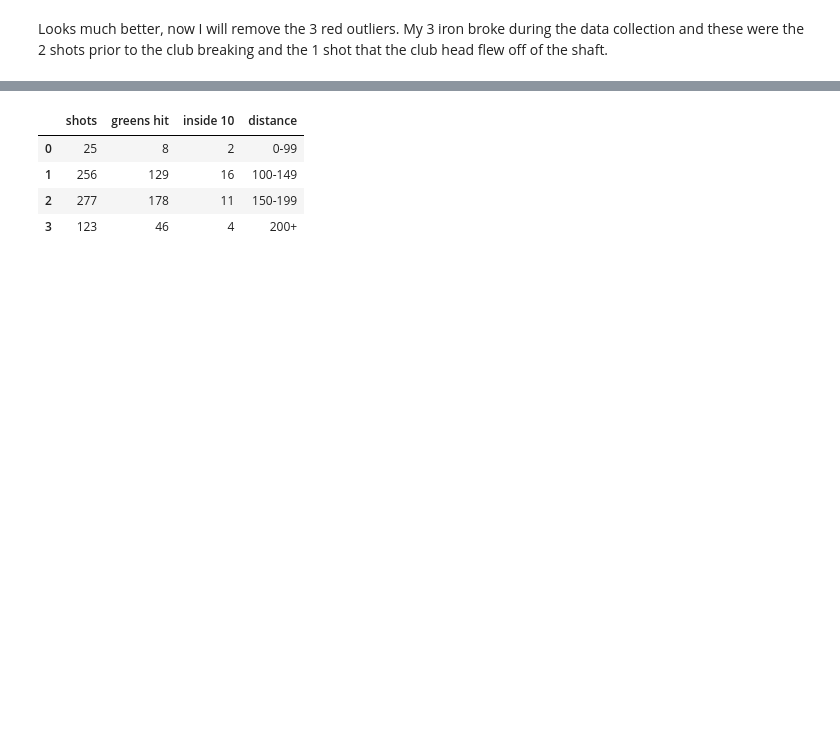
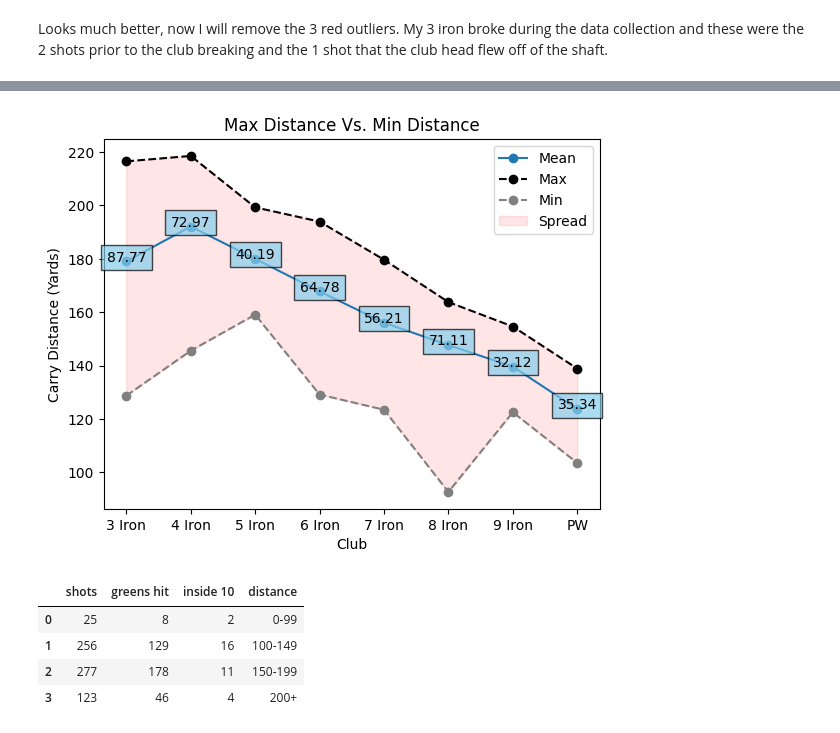
Before and after one commit to joja4479/Golf-Shot-Analysis, a Jupyter notebook: golf_shot_analysis.ipynb, the cells around one changed output, grey strips where cells are left out. Cells and saved outputs as stored; diff of their text form; code cells hidden in the pictures; blank space fills up the shorter version.

```diff
--- a/golf_shot_analysis.ipynb
+++ b/golf_shot_analysis.ipynb
@@ -193,9 +193,16 @@ def getMeanDist(yardages):
     return yardages.mean()
 
 mean_by_club = round(df.groupby('Club Type')['Carry Distance'].mean(), 2)
-#mean_by_club.replace('Pitching Wedge', 'PW', inplace=True)
 mean_by_club
 mean_by_club = mean_by_club.rename({'Pitching Wedge': 'PW'})
+
+min_by_club = round(df.groupby('Club Type')['Carry Distance'].min(), 2)
+min_by_club
+min_by_club = min_by_club.rename({'Pitching Wedge': 'PW'})
+
+max_by_club = round(df.groupby('Club Type')['Carry Distance'].max(), 2)
+max_by_club
+max_by_club = max_by_club.rename({'Pitching Wedge': 'PW'})
 # %%
 def addlabels(x,y):
     for i in range(len(x)):
@@ -214,3 +221,26 @@ plt.show()
+# %%
+def addlabelMidpoint(x,y):
+    for i in range(len(x)):
+        plt.text(i, mean_by_club.values[i], round(y[i],2), ha = 'center', bbox = dict(facecolor = 'skyblue', alpha =.7, mouseover=True))
+
+# Calculate distance and midpoint (example at x=3)
+distance = max_by_club.values - min_by_club.values
+midpoint = (max_by_club.values - min_by_club.values)/2
+
+addlabelMidpoint(mean_by_club.index, distance)
+
+plt.plot(mean_by_club.index, mean_by_club.values, marker='o')
+plt.plot(max_by_club.index, max_by_club.values, color='black', linestyle='--', marker='o')
+plt.plot(min_by_club.index, min_by_club.values, color='grey', linestyle='--', marker='o')
+plt.fill_between(mean_by_club.index, max_by_club.values, min_by_club.values, alpha=0.1, color='red')
+
+plt.title('Max Distance Vs. Min Distance')
+plt.legend(['Mean', 'Max', 'Min', 'Spread'])
+plt.xlabel('Club')
+plt.ylabel('Carry Distance (Yards)')
+plt.show()
+# %% [output]
+[figure, added]
 # %%
 approach_data = {
     "shots": [25, 256,277,123],
```
Also changed, not shown: parts of 11 cells of this notebook.
